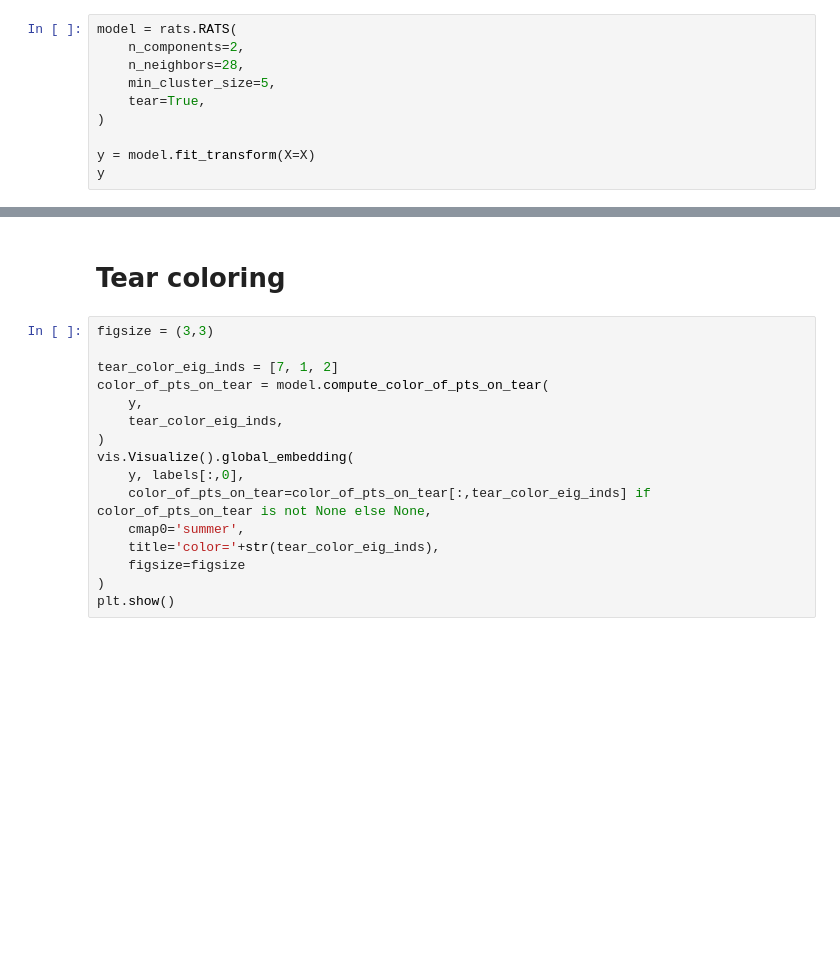
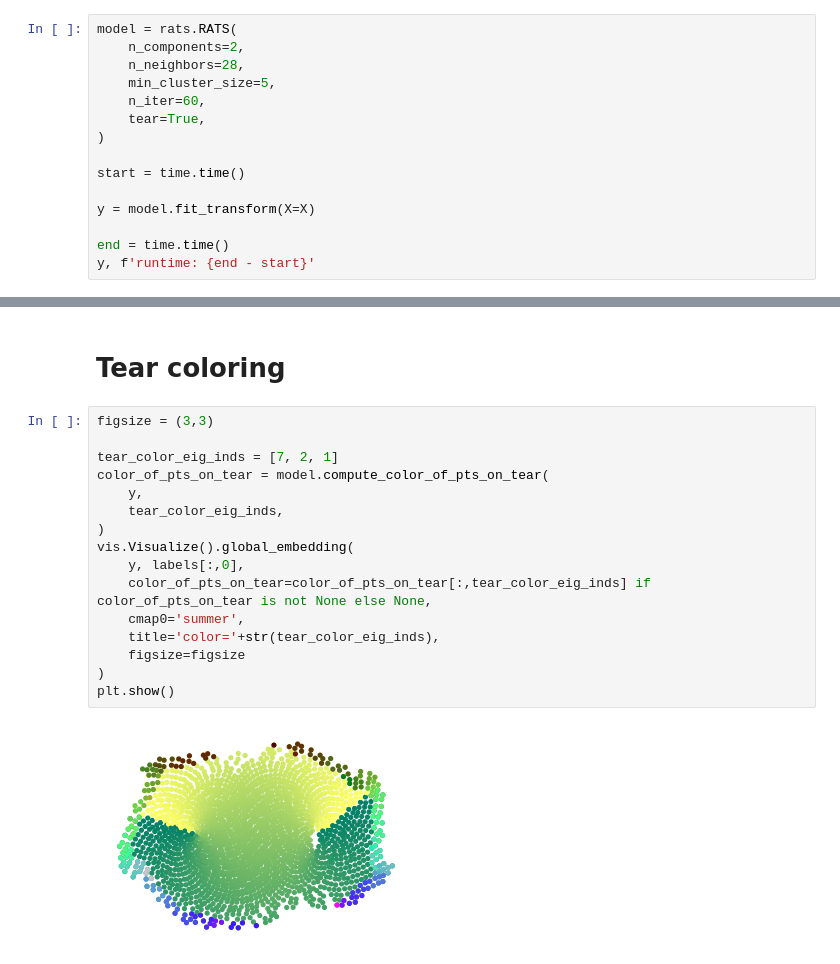
Before and after one commit to Mishne-Lab/pyRATS, a Jupyter notebook: examples/small_spherewithhole_example.ipynb, the cells around one changed output, grey strips where cells are left out. Cells and saved outputs as stored; diff of their text form; blank space fills up the shorter version.

```diff
--- a/examples/small_spherewithhole_example.ipynb
+++ b/examples/small_spherewithhole_example.ipynb
@@ -18,8 +24,13 @@ model = rats.RATS(
     n_components=2,
     n_neighbors=28,
     min_cluster_size=5,
+    n_iter=60,
     tear=True,
 )
 
+start = time.time()
+
 y = model.fit_transform(X=X)
-y
+
+end = time.time()
+y, f'runtime: {end - start}'
@@ -28,16 +48,18 @@ y
 # %%
 figsize = (3,3)
 
-tear_color_eig_inds = [7, 1, 2]
+tear_color_eig_inds = [7, 2, 1]
 color_of_pts_on_tear = model.compute_color_of_pts_on_tear(
     y,
     tear_color_eig_inds,
 )
 vis.Visualize().global_embedding(
     y, labels[:,0],
     color_of_pts_on_tear=color_of_pts_on_tear[:,tear_color_eig_inds] if color_of_pts_on_tear is not None else None,
     cmap0='summer',
     title='color='+str(tear_color_eig_inds),
     figsize=figsize
 )
 plt.show()
+# %% [output]
+[figure, added]
```
Also changed, not shown: parts of 3 cells of this notebook, 6 other files.
